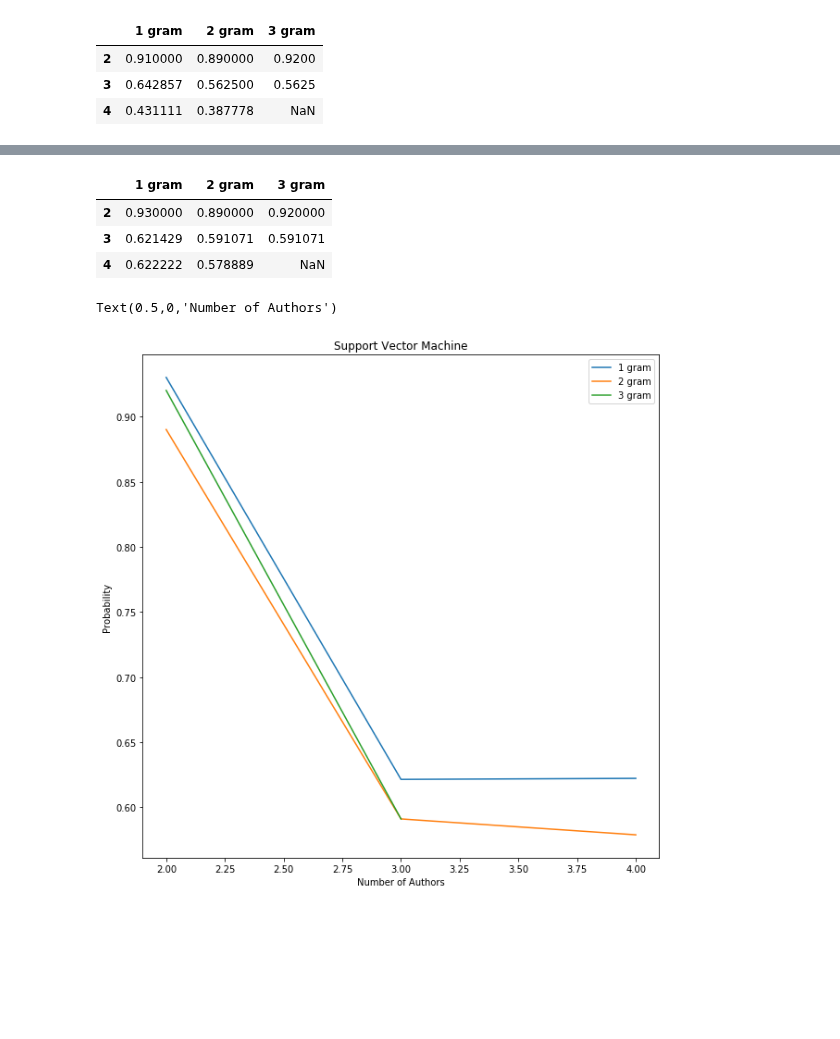
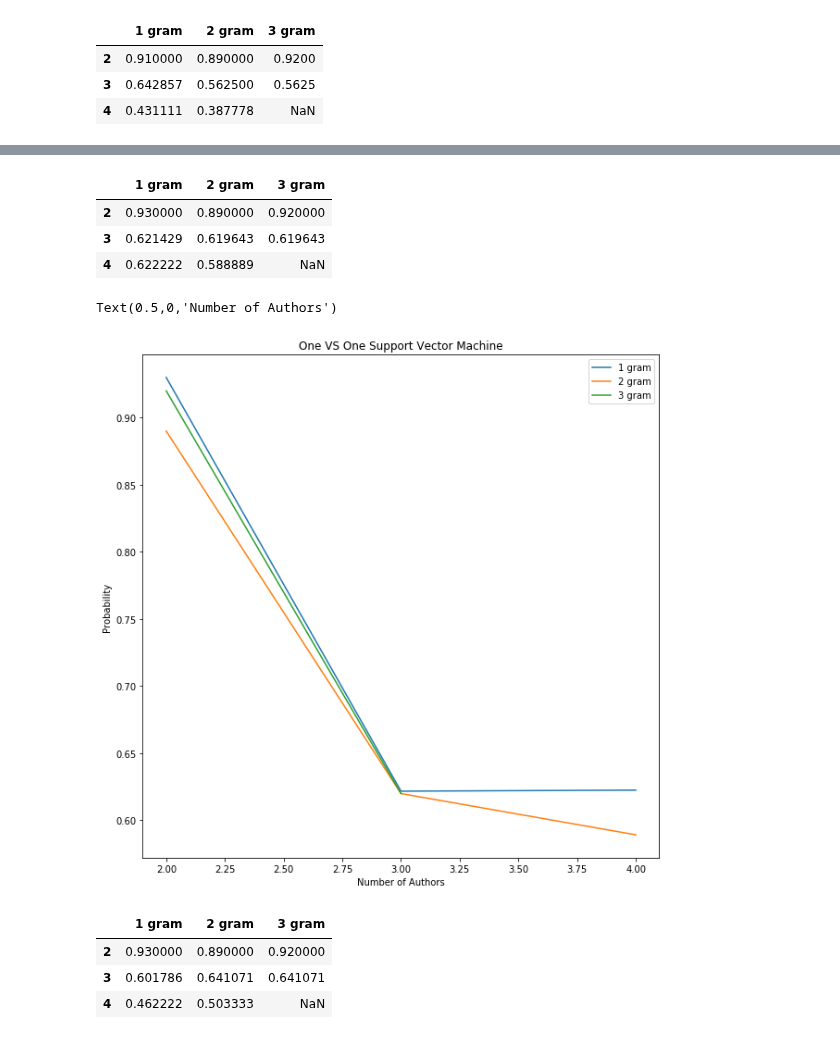
Before and after one commit to clararichter/authorship-identification, a Jupyter notebook: Modeling.ipynb, the cells around one changed output, grey strips where cells are left out. Cells and saved outputs as stored; diff of their text form; code cells hidden in the pictures; blank space fills up the shorter version.

```diff
--- a/Modeling.ipynb
+++ b/Modeling.ipynb
@@ -112,7 +127,8 @@ Text(0.5,0,'Number of Grams')
 # %%
-kfold_OVR = []
-kfold_OVO = []
-kfold_SVM = []
+kfold_LR_OVR = []
+kfold_LR_OVO = []
+kfold_SVM_OVR = []
+kfold_SVM_OVO = []
 
 author4grams1 = pd.read_csv("4author1grams.csv",header = 0, index_col = 0)
 author4grams2 = pd.read_csv("4author2grams.csv",header = 0, index_col = 0)
@@ -126,18 +142,23 @@ for gram in author4:
 
     kfold = model_selection.KFold(n_splits=10, random_state=None)
     modelCV = OneVsRestClassifier(LogisticRegression())
+
     results = model_selection.cross_val_score(modelCV, X, y, cv=kfold, scoring=scoring)
-    kfold_OVR.append(results.mean())
+    kfold_LR_OVR.append(results.mean())
 
     modelCV = OneVsOneClassifier(LogisticRegression())
     results = model_selection.cross_val_score(modelCV, X, y, cv=kfold, scoring=scoring)
-    kfold_OVO.append(results.mean())
+    kfold_LR_OVO.append(results.mean())
 
-    modelCV = svm.SVC(kernel='linear', C=1)
+    modelCV = OneVsRestClassifier(svm.SVC(kernel='linear', C=1))
     results = model_selection.cross_val_score(modelCV, X, y, cv=kfold, scoring=scoring)
-    kfold_SVM.append(results.mean())
+    kfold_SVM_OVR.append(results.mean())
 
-author4 = pd.DataFrame({"kfold_OVR": kfold_OVR, "kfold_OVO":kfold_OVO,"kfold_SVM": kfold_SVM },index = [1,2])
+    modelCV = OneVsOneClassifier(svm.SVC(kernel='linear', C=1))
+    results = model_selection.cross_val_score(modelCV, X, y, cv=kfold, scoring=scoring)
+    kfold_SVM_OVO.append(results.mean())
+
+author4 = pd.DataFrame({"kfold_LR_OVR": kfold_LR_OVR, "kfold_LR_OVO":kfold_LR_OVO,"kfold_SVM_OVR": kfold_SVM_OVR, "kfold_SVM_OVO":kfold_SVM_OVO },index = [1,2])
 # %%
 author4
 # %% [output]
@@ -196,20 +217,33 @@ Text(0.5,0,'Number of Authors')
 # %%
-SVM_df = pd.DataFrame()
-SVM_df=SVM_df.append(author2['kfold_SVM'])
-SVM_df=SVM_df.append(author3['kfold_SVM'])
-SVM_df=SVM_df.append(author4['kfold_SVM'])
-SVM_df.index = new_index
-SVM_df.columns = new_columns
-SVM_df
+SVM_OVO_df = pd.DataFrame()
+SVM_OVO_df=SVM_OVO_df.append(author2['kfold_SVM_OVO'])
+SVM_OVO_df=SVM_OVO_df.append(author3['kfold_SVM_OVO'])
+SVM_OVO_df=SVM_OVO_df.append(author4['kfold_SVM_OVO'])
+SVM_OVO_df.index = new_index
+SVM_OVO_df.columns = new_columns
+SVM_OVO_df
 # %% [output]
 |  | 1 gram | 2 gram | 3 gram |
 | 2 | 0.930000 | 0.890000 | 0.920000 |
-| 3 | 0.621429 | 0.591071 | 0.591071 |
-| 4 | 0.622222 | 0.578889 | NaN |
+| 3 | 0.621429 | 0.619643 | 0.619643 |
+| 4 | 0.622222 | 0.588889 | NaN |
 # %%
-ax = SVM_df.plot(kind = 'line',figsize=(10,10), title='Support Vector Machine')
+ax = SVM_OVO_df.plot(kind = 'line',figsize=(10,10), title='One VS One Support Vector Machine')
 ax.set_ylabel("Probability")
 ax.set_xlabel("Number of Authors")
 # %% [output]
 Text(0.5,0,'Number of Authors')
-[figure, old version]
+[figure, new version]
+# %%
+SVM_OVR_df = pd.DataFrame()
+SVM_OVR_df=SVM_OVR_df.append(author2['kfold_SVM_OVR'])
+SVM_OVR_df=SVM_OVR_df.append(author3['kfold_SVM_OVR'])
+SVM_OVR_df=SVM_OVR_df.append(author4['kfold_SVM_OVR'])
+SVM_OVR_df.index = new_index
+SVM_OVR_df.columns = new_columns
+SVM_OVR_df
+# %% [output]
+|  | 1 gram | 2 gram | 3 gram |
+| 2 | 0.930000 | 0.890000 | 0.920000 |
+| 3 | 0.601786 | 0.641071 | 0.641071 |
+| 4 | 0.462222 | 0.503333 | NaN |
```
Also changed, not shown: parts of 17 cells of this notebook.
